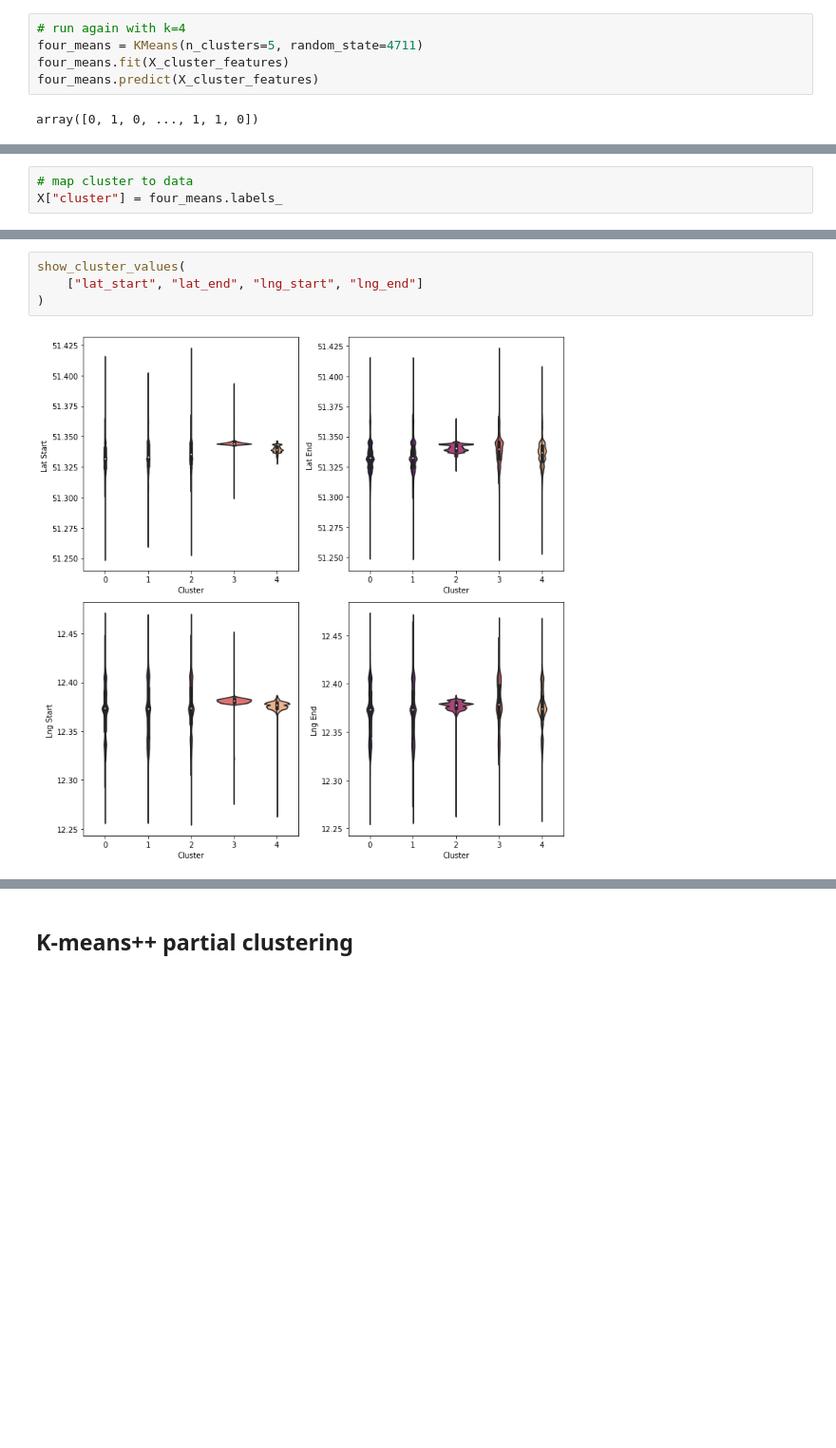
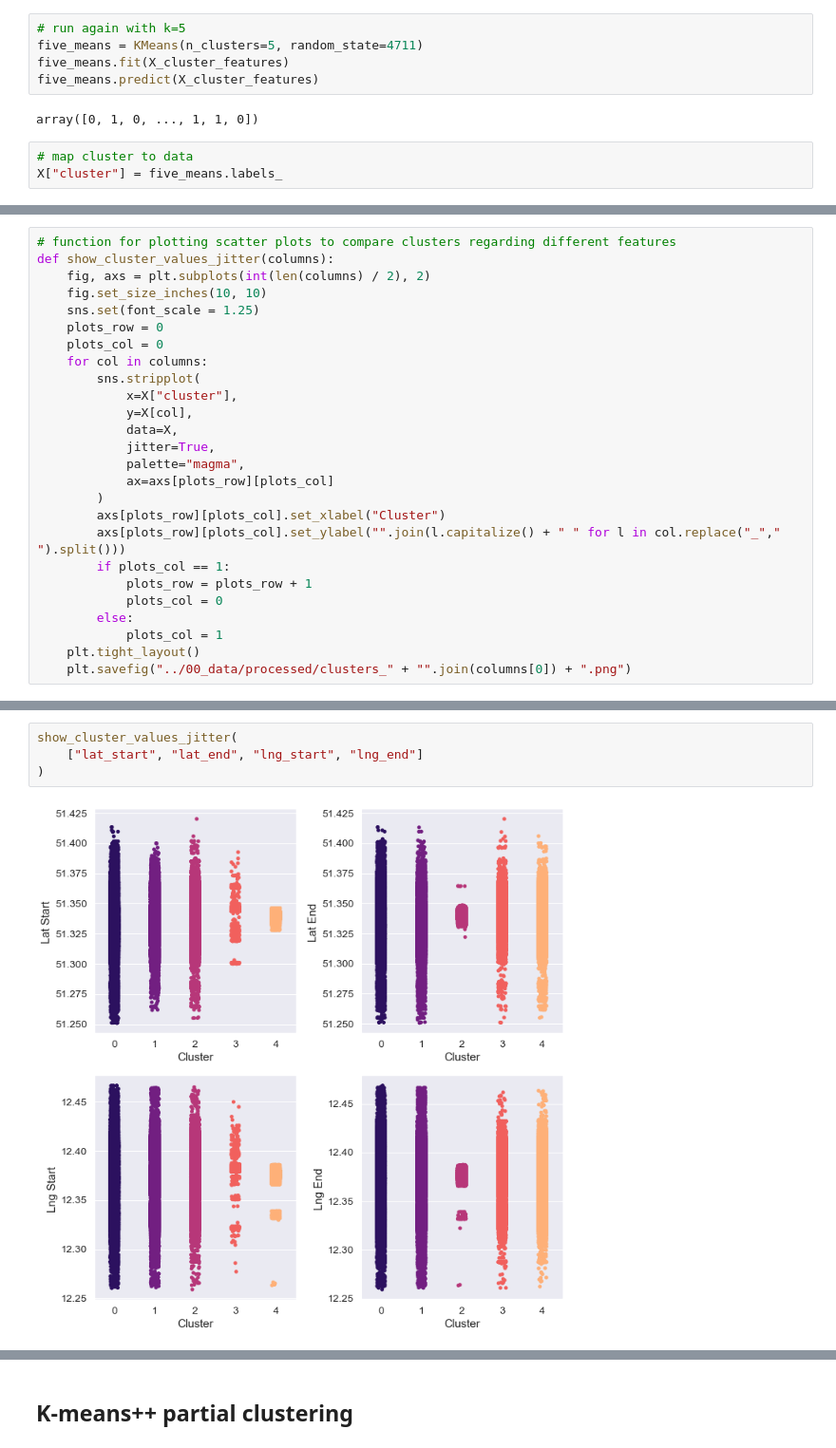
Before and after one commit to mogottsch/aaa-2022-magma, a Jupyter notebook: 03_cluster_analysis/clustering.ipynb, the cells around one changed output, grey strips where cells are left out. Shown at 95% size. Saved outputs shown, nothing was run; the diff lists cells and outputs as text; blank space fills up the shorter version.

```diff
--- a/03_cluster_analysis/clustering.ipynb
+++ b/03_cluster_analysis/clustering.ipynb
@@ -333,10 +369,13 @@ plt.show()
 # %% [markdown]
 We select a number of 5 clustered based on the loss curve.
 # %%
-# run again with k=4
-four_means = KMeans(n_clusters=5, random_state=4711)
-four_means.fit(X_cluster_features)
-four_means.predict(X_cluster_features)
+# run again with k=5
+five_means = KMeans(n_clusters=5, random_state=4711)
+five_means.fit(X_cluster_features)
+five_means.predict(X_cluster_features)
 # %% [output]
 array([0, 1, 0, ..., 1, 1, 0])
+# %%
+# map cluster to data
+X["cluster"] = five_means.labels_
 # %%
@@ -366,6 +438,3 @@ clusters_rounded_df.head(10)
 | 3 | 0.70 | 0.36 | 0.29 | 0.21 | 0.09 | 0.04 | 0.07 | -0.02 | ... |
 | 4 | 0.34 | 0.17 | 0.04 | 0.06 | -0.13 | -0.03 | -0.06 | 0.09 | ... |
 5 rows × 45 columns
-# %%
-# map cluster to data
-X["cluster"] = four_means.labels_
@@ -394,0 +468,26 @@ def show_cluster_values(columns):
+# %%
+# function for plotting scatter plots to compare clusters regarding different features
+def show_cluster_values_jitter(columns):
+    fig, axs = plt.subplots(int(len(columns) / 2), 2)
+    fig.set_size_inches(10, 10)
+    sns.set(font_scale = 1.25)
+    plots_row = 0
+    plots_col = 0
+    for col in columns:
+        sns.stripplot(
+            x=X["cluster"],
+            y=X[col],
+            data=X,
+            jitter=True,
+            palette="magma",
+            ax=axs[plots_row][plots_col]
+        )
+        axs[plots_row][plots_col].set_xlabel("Cluster")
+        axs[plots_row][plots_col].set_ylabel("".join(l.capitalize() + " " for l in col.replace("_"," ").split()))
+        if plots_col == 1:
+            plots_row = plots_row + 1
+            plots_col = 0
+        else:
+            plots_col = 1
+    plt.tight_layout()
+    plt.savefig("../00_data/processed/clusters_" + "".join(columns[0]) + ".png")
@@ -395,6 +496,6 @@ def show_cluster_values(columns):
 # %%
-show_cluster_values(
+show_cluster_values_jitter(
     ["lat_start", "lat_end", "lng_start", "lng_end"]
 )
 # %% [output]
-[figure, old version]
+[figure, new version]
```
Also changed, not shown: parts of 59 cells of this notebook, 1 other file.
